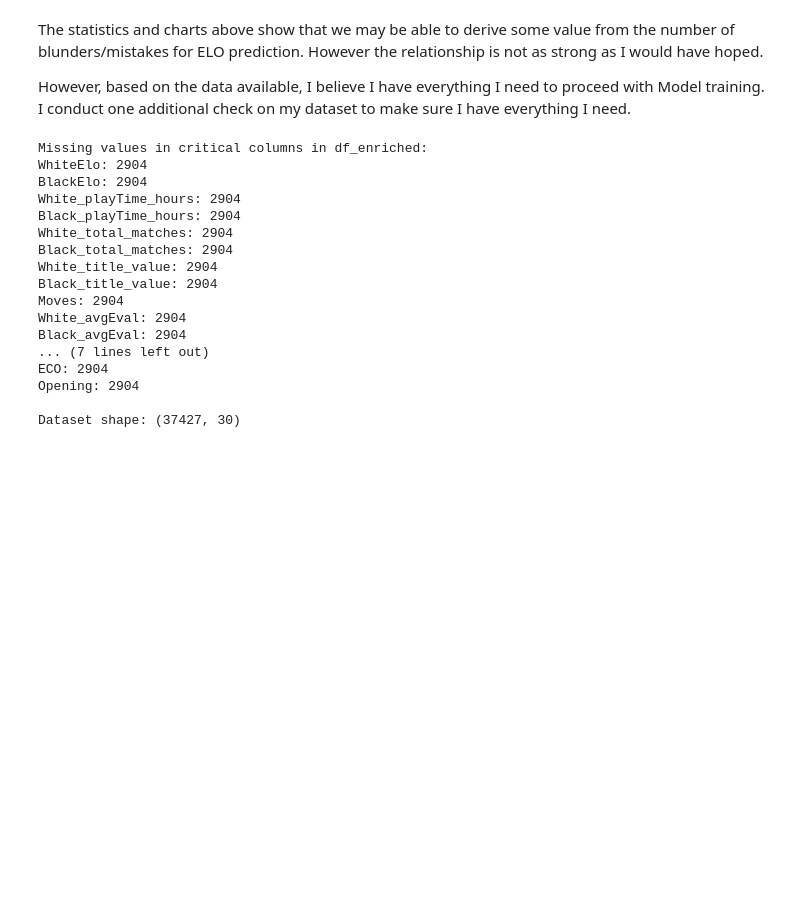
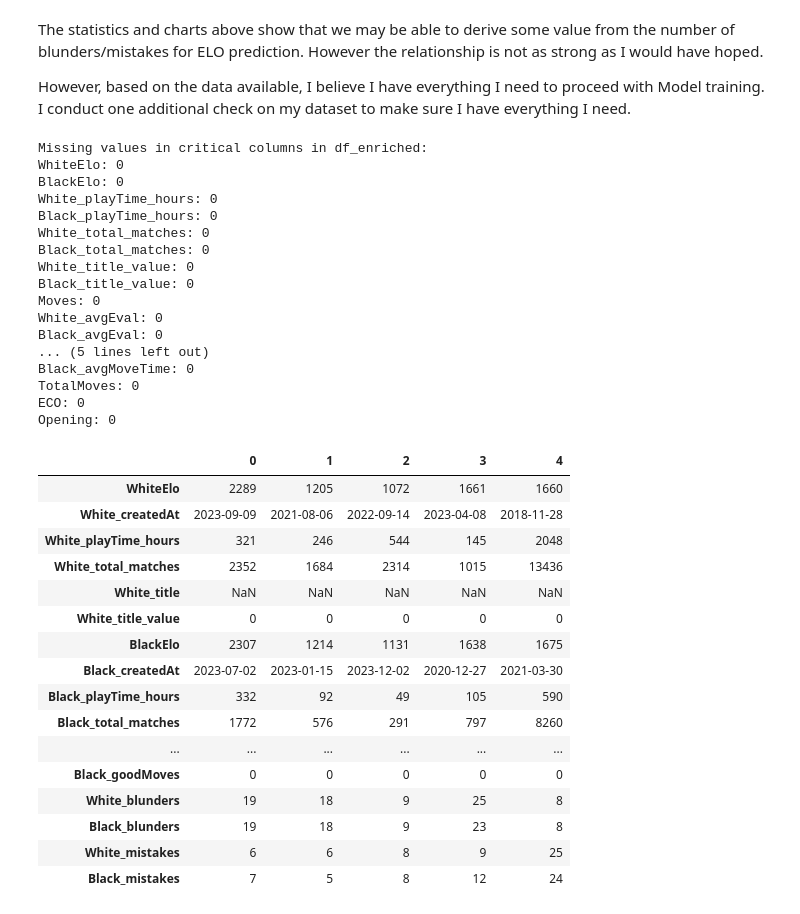
Before and after one commit to mar1-k/chess_elo_prediction, a Jupyter notebook: notebook.ipynb, the cells around one changed output. Cells and saved outputs as stored; diff of their text form; code cells hidden in the pictures; blank space fills up the shorter version.

```diff
--- a/notebook.ipynb
+++ b/notebook.ipynb
@@ -763,34 +767,50 @@ However, based on the data available, I believe I have everything I need to proc
 # %%
 # Confirm that we do not have missing values for our critical columns by this point
 critical_columns = ['WhiteElo', 'BlackElo',
                    'White_playTime_hours', 'Black_playTime_hours',
                    'White_total_matches', 'Black_total_matches',
                    'White_title_value', 'Black_title_value',
                    'Moves', 'White_avgEval', 'Black_avgEval', 'White_blunders', 'Black_blunders', 'White_mistakes', 'Black_mistakes', 'White_avgMoveTime', 'Black_avgMoveTime', 'TotalMoves', 'ECO', 'Opening']
 
 # Check for missing values in critical columns only
 missing_values = df_enriched[critical_columns].isnull().sum()
 print("Missing values in critical columns in df_enriched:")
 for col, count in missing_values.items():
     print(f"{col}: {count}")
 
-# Additional verification
-print("\nDataset shape:", df_enriched.shape)
+df_enriched.head().T
 # %% [output]
 Missing values in critical columns in df_enriched:
-WhiteElo: 2904
-BlackElo: 2904
-White_playTime_hours: 2904
-Black_playTime_hours: 2904
-White_total_matches: 2904
-Black_total_matches: 2904
-White_title_value: 2904
-Black_title_value: 2904
-Moves: 2904
-White_avgEval: 2904
-Black_avgEval: 2904
-... (7 lines left out)
-ECO: 2904
-Opening: 2904
-
-Dataset shape: (37427, 30)
+WhiteElo: 0
+BlackElo: 0
+White_playTime_hours: 0
+Black_playTime_hours: 0
+White_total_matches: 0
+Black_total_matches: 0
+White_title_value: 0
+Black_title_value: 0
+Moves: 0
+White_avgEval: 0
+Black_avgEval: 0
+... (5 lines left out)
+Black_avgMoveTime: 0
+TotalMoves: 0
+ECO: 0
+Opening: 0
+|  | 0 | 1 | 2 | 3 | 4 |
+| WhiteElo | 2289 | 1205 | 1072 | 1661 | 1660 |
+| White_createdAt | 2023-09-09 | 2021-08-06 | 2022-09-14 | 2023-04-08 | 2018-11-28 |
+| White_playTime_hours | 321 | 246 | 544 | 145 | 2048 |
+| White_total_matches | 2352 | 1684 | 2314 | 1015 | 13436 |
+| White_title | NaN | NaN | NaN | NaN | NaN |
+| White_title_value | 0 | 0 | 0 | 0 | 0 |
+| BlackElo | 2307 | 1214 | 1131 | 1638 | 1675 |
+| Black_createdAt | 2023-07-02 | 2023-01-15 | 2023-12-02 | 2020-12-27 | 2021-03-30 |
+| Black_playTime_hours | 332 | 92 | 49 | 105 | 590 |
+| Black_total_matches | 1772 | 576 | 291 | 797 | 8260 |
+| ... | ... | ... | ... | ... | ... |
+| Black_goodMoves | 0 | 0 | 0 | 0 | 0 |
+| White_blunders | 19 | 18 | 9 | 25 | 8 |
+| Black_blunders | 19 | 18 | 9 | 23 | 8 |
+| White_mistakes | 6 | 6 | 8 | 9 | 25 |
+| Black_mistakes | 7 | 5 | 8 | 12 | 24 |
```
Also changed, not shown: parts of 23 cells of this notebook, 16 other files.
